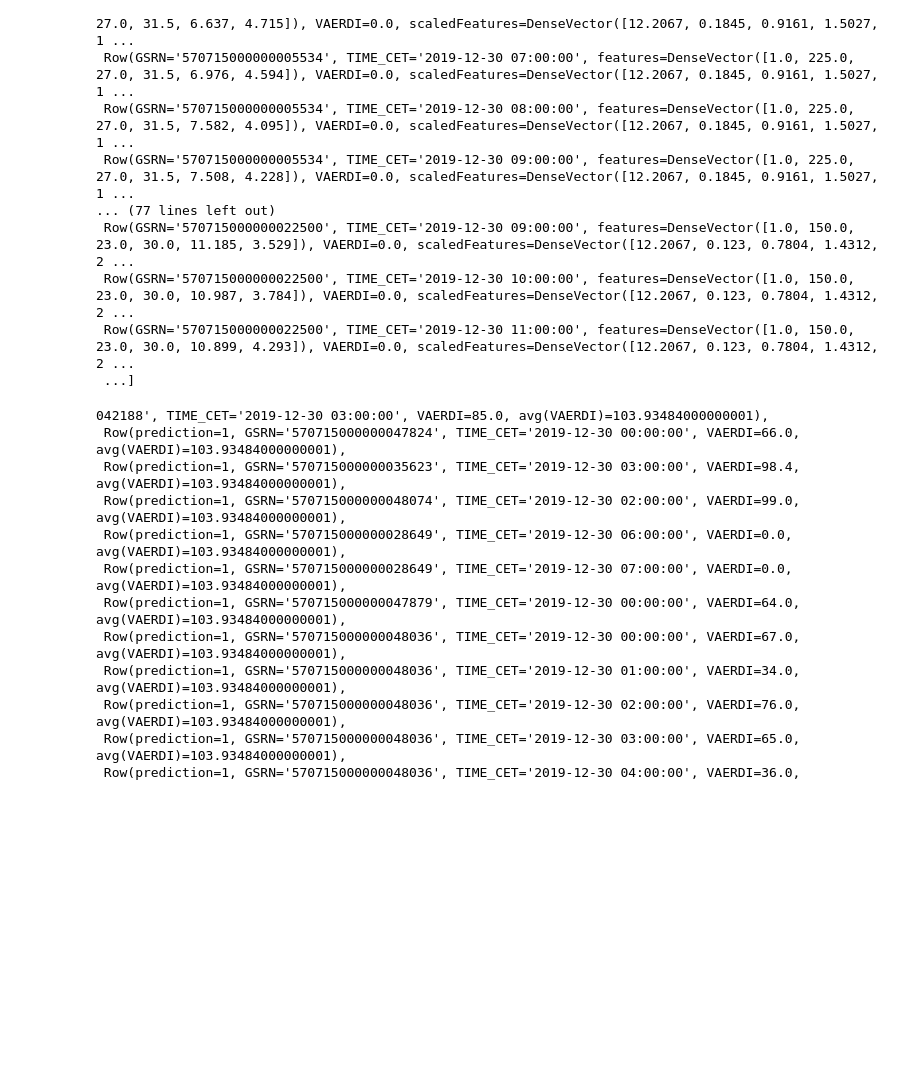
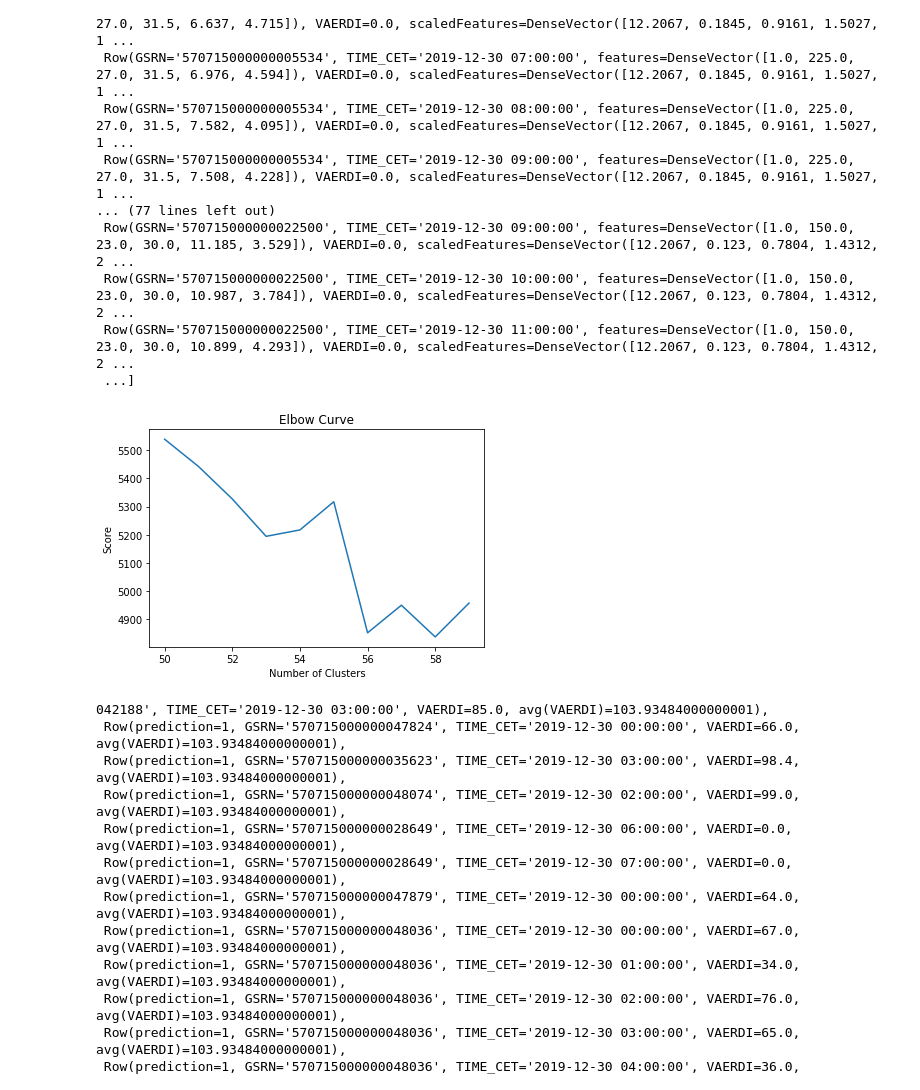
Before and after one commit to sevewing/WindmillPrediction, a Jupyter notebook: pyspark.ipynb, the cells around one changed output. Cells and saved outputs as stored; diff of their text form; code cells hidden in the pictures; blank space fills up the shorter version.

```diff
--- a/pyspark.ipynb
+++ b/pyspark.ipynb
@@ -281 +294,24 @@ kmean = KMeans(featuresCol='scaledFeatures', k=60)
+# %%
+cost = []
+clusters = []
+
+for k in range(50, 60):
+    kmeans = KMeans(featuresCol='features',k=k, seed=1)
+    model = kmeans.fit(train)
+    cost.append(model.computeCost(train))
+    clusters.append(k)
+
+# Plot the cost
+df_cost = pd.DataFrame(cost)
+df_cost.columns = ["cost"]
+df_cost.insert(0, 'cluster', clusters)
+
+import pylab as pl
+pl.plot(df_cost.cluster, df_cost.cost)
+pl.xlabel('Number of Clusters')
+pl.ylabel('Score')
+pl.title('Elbow Curve')
+pl.show()
+# %% [output]
+[figure, added]
 # %%
```
Also changed, not shown: parts of 25 cells of this notebook.
